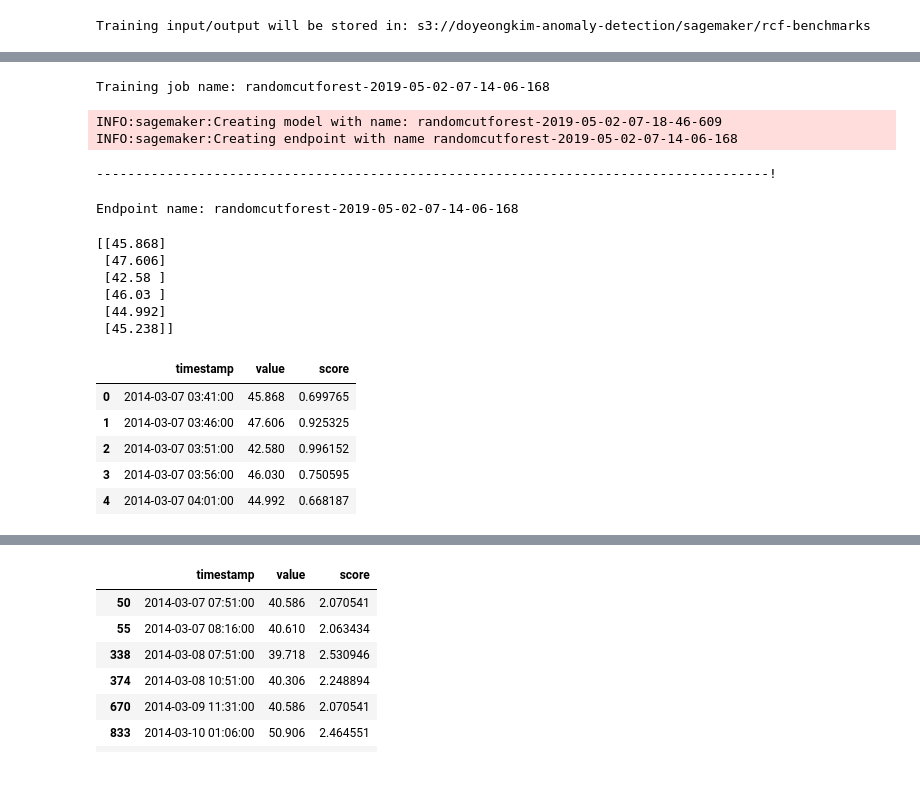
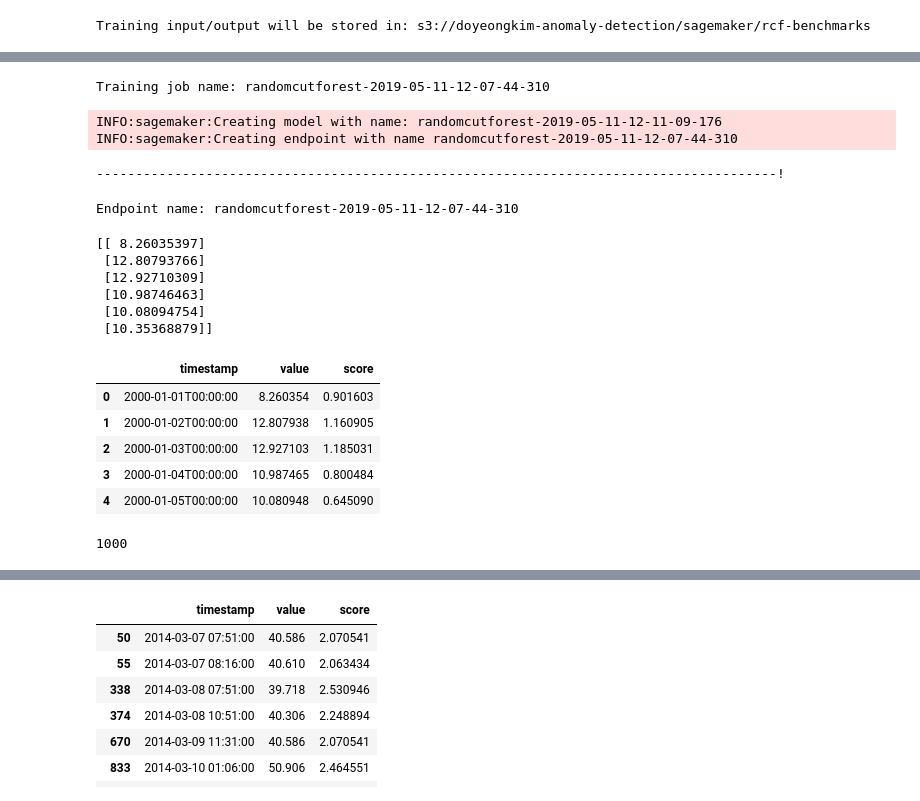
Before and after one commit to luvforsamoyed/AI-API-optimizer, a Jupyter notebook: aws.ipynb, the cells around one changed output, grey strips where cells are left out. Saved outputs shown, nothing was run; the diff lists cells and outputs as text; code cells hidden in the pictures.

```diff
--- a/aws.ipynb
+++ b/aws.ipynb
@@ -33,9 +33,6 @@ Training input/output will be stored in: s3://doyeongkim-anomaly-detection/sagem
 import pandas as pd
 import urllib.request
 
-data_filename = 'ec2_request_latency_system_failure.csv'
-data_source = 'https://raw.githubusercontent.com/numenta/NAB/master/data/realKnownCause/ec2_request_latency_system_failure.csv'
-
-urllib.request.urlretrieve(data_source, data_filename)
-taxi_data = pd.read_csv(data_filename, delimiter=',')
+data_filename = 'aws_data.csv'
+taxi_data_ = pd.read_csv(data_filename, delimiter=',')
 # %% [output]
@@ -81,5 +73,5 @@ rcf = RandomCutForest(role=execution_role,
                       num_trees=50)
 
 # automatically upload the training data to S3 and run the training job
-rcf.fit(rcf.record_set(taxi_data.value.as_matrix().reshape(-1,1)))
+rcf.fit(rcf.record_set(taxi_data_.value.as_matrix().reshape(-1,1)))
 # %% [output]
@@ -104,20 +96,20 @@ Billable seconds: 79
 # %%
 print('Training job name: {}'.format(rcf.latest_training_job.job_name))
 # %% [output]
-Training job name: randomcutforest-2019-05-02-07-14-06-168
+Training job name: randomcutforest-2019-05-11-12-07-44-310
 # %%
 rcf_inference = rcf.deploy(
     initial_instance_count=1,
     instance_type='ml.m4.xlarge',
 )
 # %% [output]
-INFO:sagemaker:Creating model with name: randomcutforest-2019-05-02-07-18-46-609
-INFO:sagemaker:Creating endpoint with name randomcutforest-2019-05-02-07-14-06-168
+INFO:sagemaker:Creating model with name: randomcutforest-2019-05-11-12-11-09-176
+INFO:sagemaker:Creating endpoint with name randomcutforest-2019-05-11-12-07-44-310
---------------------------------------------------------------------------------------!
+---------------------------------------------------------------------------------------!
 # %%
 print('Endpoint name: {}'.format(rcf_inference.endpoint))
 # %% [output]
-Endpoint name: randomcutforest-2019-05-02-07-14-06-168
+Endpoint name: randomcutforest-2019-05-11-12-07-44-310
 # %%
 from sagemaker.predictor import csv_serializer, json_deserializer
 
@@ -126,27 +118,31 @@ rcf_inference.serializer = csv_serializer
 rcf_inference.accept = 'application/json'
 rcf_inference.deserializer = json_deserializer
 # %%
-taxi_data_numpy = taxi_data.value.as_matrix().reshape(-1,1)
+taxi_data_numpy = taxi_data_.value.as_matrix().reshape(-1,1)
 print(taxi_data_numpy[:6])
 results = rcf_inference.predict(taxi_data_numpy[:6])
 # %% [output]
-[[45.868]
- [47.606]
- [42.58 ]
- [46.03 ]
- [44.992]
- [45.238]]
+[[ 8.26035397]
+ [12.80793766]
+ [12.92710309]
+ [10.98746463]
+ [10.08094754]
+ [10.35368879]]
 # %%
 results = rcf_inference.predict(taxi_data_numpy)
 scores = [datum['score'] for datum in results['scores']]
 
 # add scores to taxi data frame and print first few values
-taxi_data['score'] = pd.Series(scores, index=taxi_data.index)
-taxi_data.head()
+taxi_data_['score'] = pd.Series(scores, index=taxi_data_.index)
+taxi_data_.head()
 # %% [output]
 |  | timestamp | value | score |
-| 0 | 2014-03-07 03:41:00 | 45.868 | 0.699765 |
-| 1 | 2014-03-07 03:46:00 | 47.606 | 0.925325 |
-| 2 | 2014-03-07 03:51:00 | 42.580 | 0.996152 |
-| 3 | 2014-03-07 03:56:00 | 46.030 | 0.750595 |
-| 4 | 2014-03-07 04:01:00 | 44.992 | 0.668187 |
+| 0 | 2000-01-01T00:00:00 | 8.260354 | 0.901603 |
+| 1 | 2000-01-02T00:00:00 | 12.807938 | 1.160905 |
+| 2 | 2000-01-03T00:00:00 | 12.927103 | 1.185031 |
+| 3 | 2000-01-04T00:00:00 | 10.987465 | 0.800484 |
+| 4 | 2000-01-05T00:00:00 | 10.080948 | 0.645090 |
+# %%
+len(taxi_data_)
+# %% [output]
+1000
```
Also changed, not shown: parts of 8 cells of this notebook, 6 other files.
